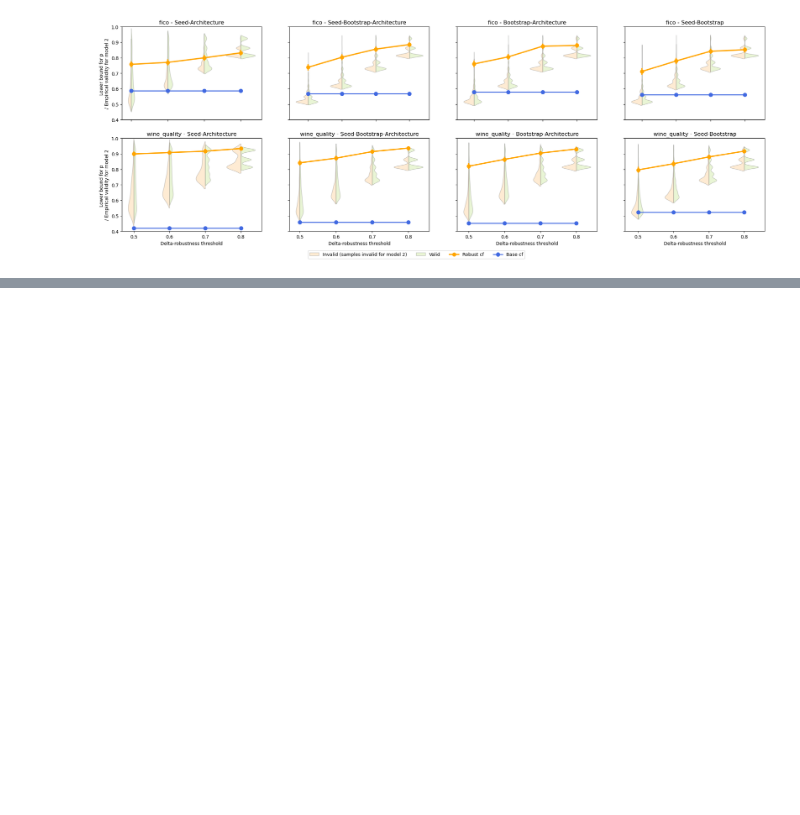
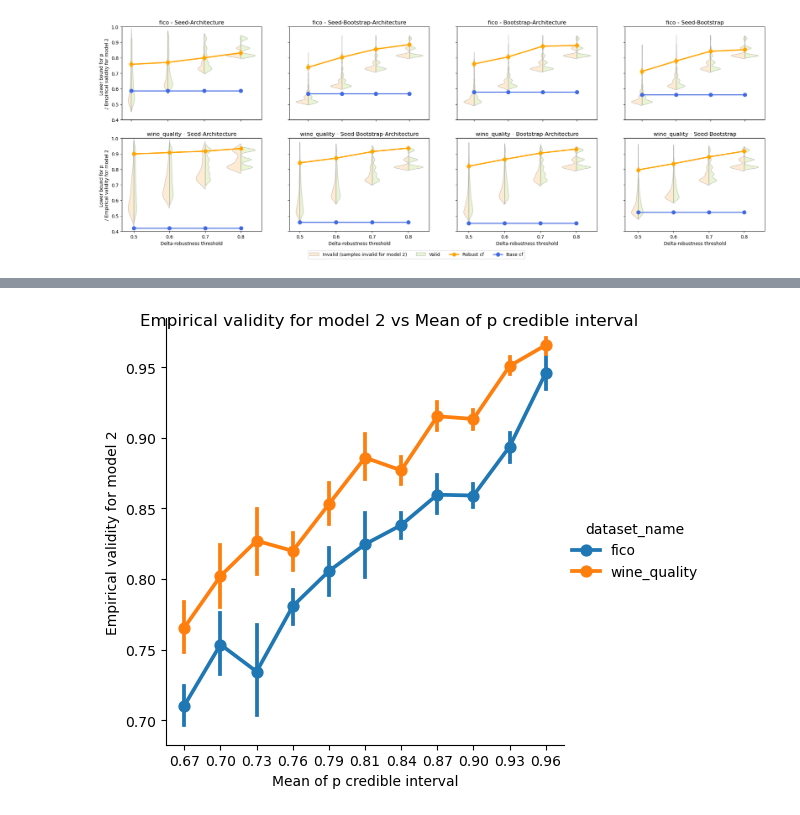
Before and after one commit to istepka/betarce, a Jupyter notebook: check.ipynb, the cells around one changed output, grey strips where cells are left out. Cells and saved outputs as stored; diff of their text form; code cells hidden in the pictures; blank space fills up the shorter version.

```diff
--- a/check.ipynb
+++ b/check.ipynb
@@ -353,0 +374,24 @@ plt.savefig(f'{images_dir}/misc/combined_violinplot.png', dpi=300, bbox_inches='
+# %%
+_df = raw_df.copy()
+_df['mean_of_p_credible_interval'] = (_df['upper_bound_beta'] - _df['lower_bound_beta']) / 2 + _df['lower_bound_beta']
+
+g = sns.catplot(data=_df,
+            # data selection
+            x='mean_of_p_credible_interval',
+            y='robust_counterfactual_validity_model2',
+            errorbar='ci',
+            hue='dataset_name',
+            # ax=ax,
+            kind='point',
+
+)
+
+xtick_labels = g.ax.get_xticklabels()
+g.ax.set_xticklabels([f'{float(label.get_text()):.2f}' for label in xtick_labels])
+
+g.set_axis_labels('Mean of p credible interval', 'Empirical validity for model 2')
+plt.suptitle('Empirical validity for model 2 vs Mean of p credible interval')
+
+plt.savefig(f'{images_dir}/misc/validity_vs_mean_of_p_credible_interval.png', dpi=300, bbox_inches='tight')
+# %% [output]
+[figure, added]
```
Also changed, not shown: parts of 1 cell of this notebook.
